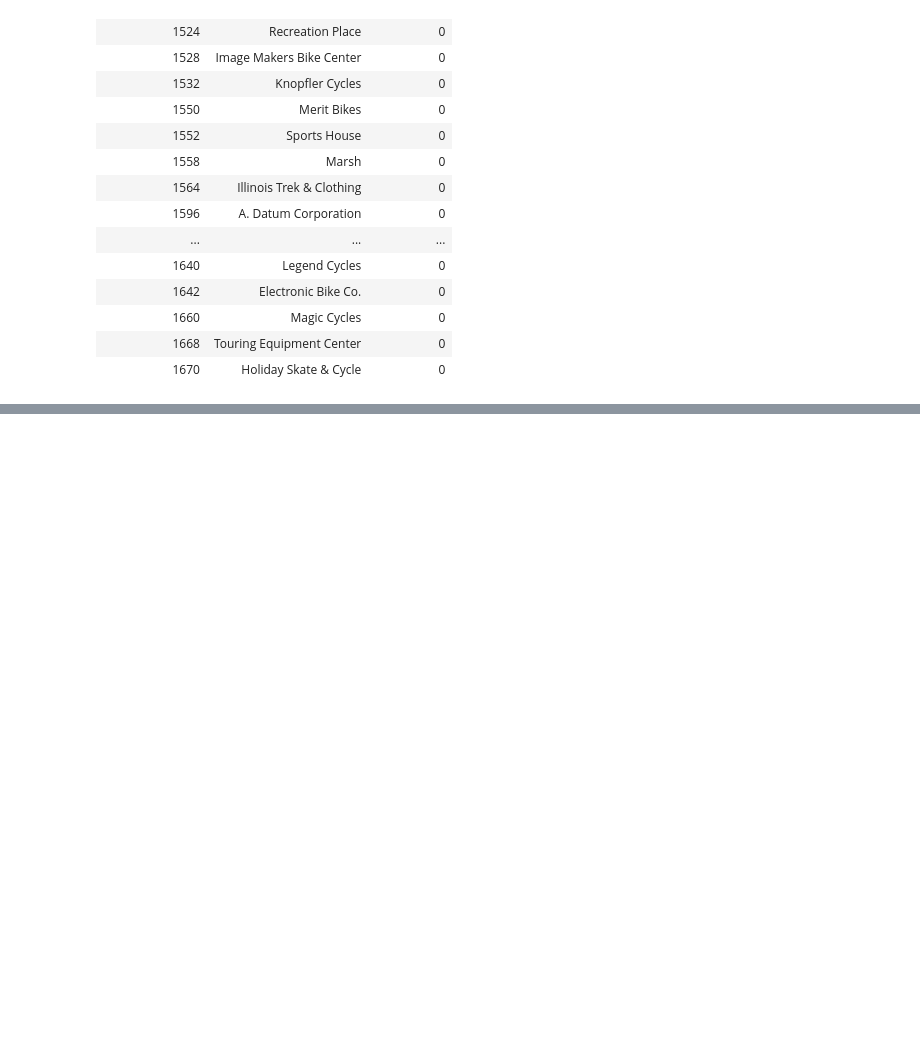
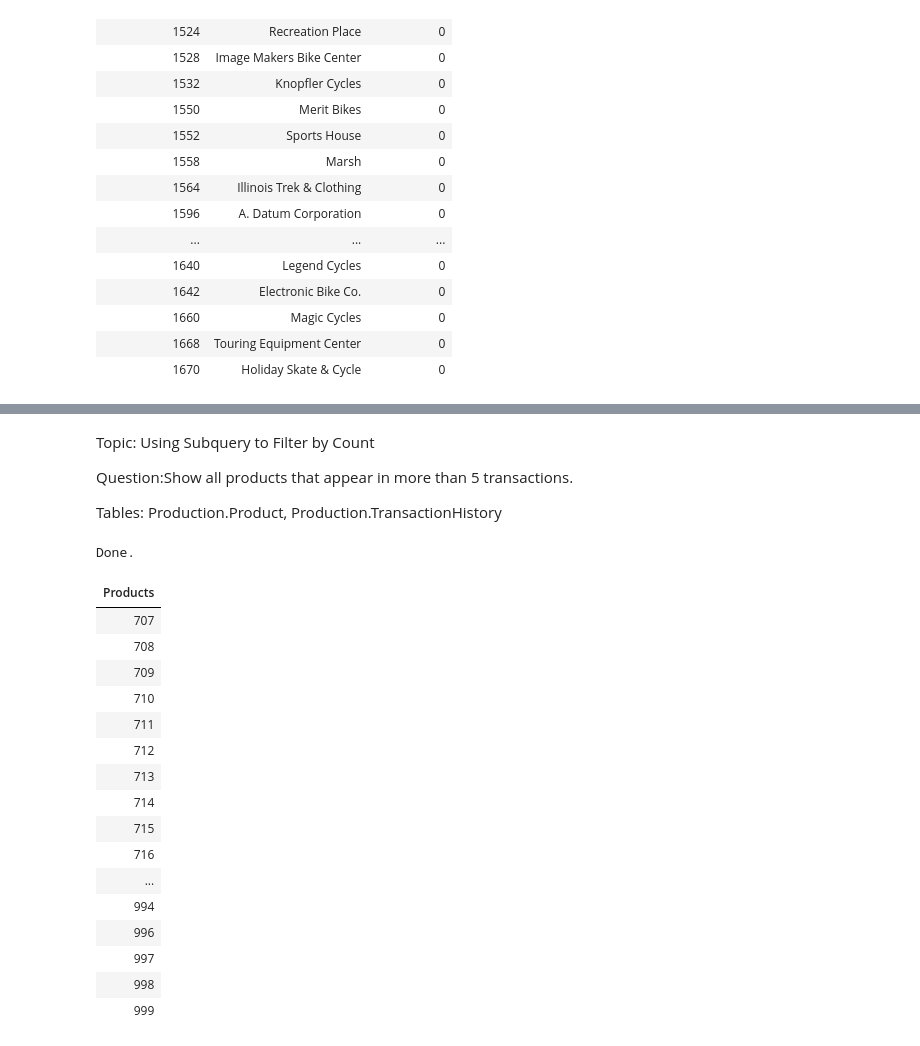
Before and after one commit to stephandoh/adventureworks2019-sql-tutorials, a Jupyter notebook: Subqueries.ipynb, the cells around one changed output, grey strips where cells are left out. Cells and saved outputs as stored; diff of their text form; code cells hidden in the pictures; blank space fills up the shorter version.

```diff
--- a/Subqueries.ipynb
+++ b/Subqueries.ipynb
@@ -307,0 +476,39 @@ Tables: Production.Product, Sales.SalesOrderDetail, Sales.SalesOrderHeader, Sale
+# %% [markdown]
+Topic: Using Subquery to Filter by Count
+
+Question:Show all products that appear in more than 5 transactions.
+
+Tables: Production.Product, Production.TransactionHistory
+# %%
+%%sql
+
+SELECT
+	Products
+FROM
+	(
+		SELECT
+			[ProductID] Products,
+			COUNT([SalesOrderID]) NumberofTransactions
+		FROM [Sales].[SalesOrderDetail]
+		GROUP BY [ProductID]
+		HAVING COUNT([SalesOrderID]) > 1
+	)AS ProductCount
+# %% [output]
+Done.
+| Products |
+| 707 |
+| 708 |
+| 709 |
+| 710 |
+| 711 |
+| 712 |
+| 713 |
+| 714 |
+| 715 |
+| 716 |
+| ... |
+| 994 |
+| 996 |
+| 997 |
+| 998 |
+| 999 |
```
Also changed, not shown: parts of 12 cells of this notebook.
